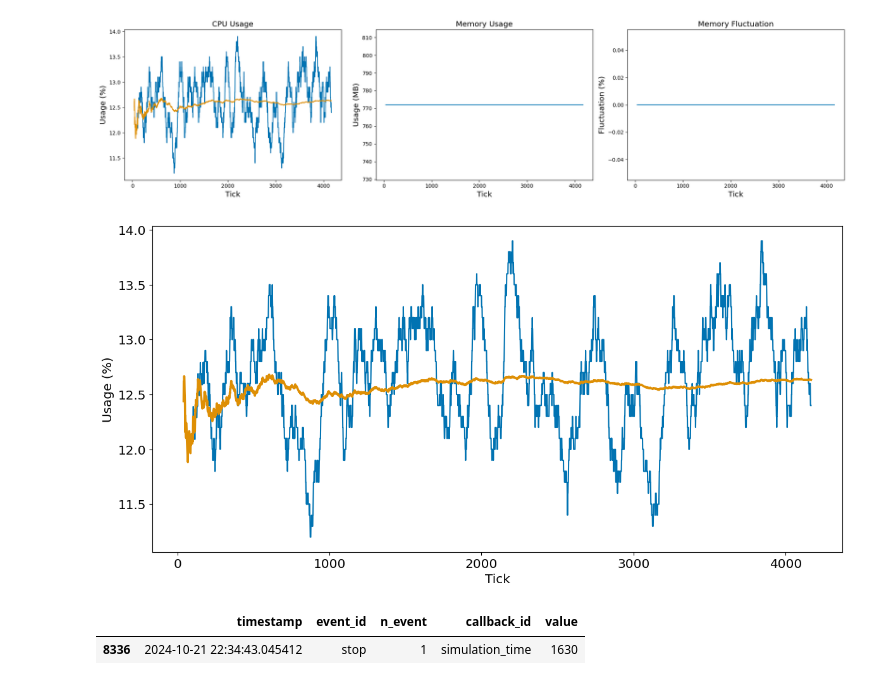
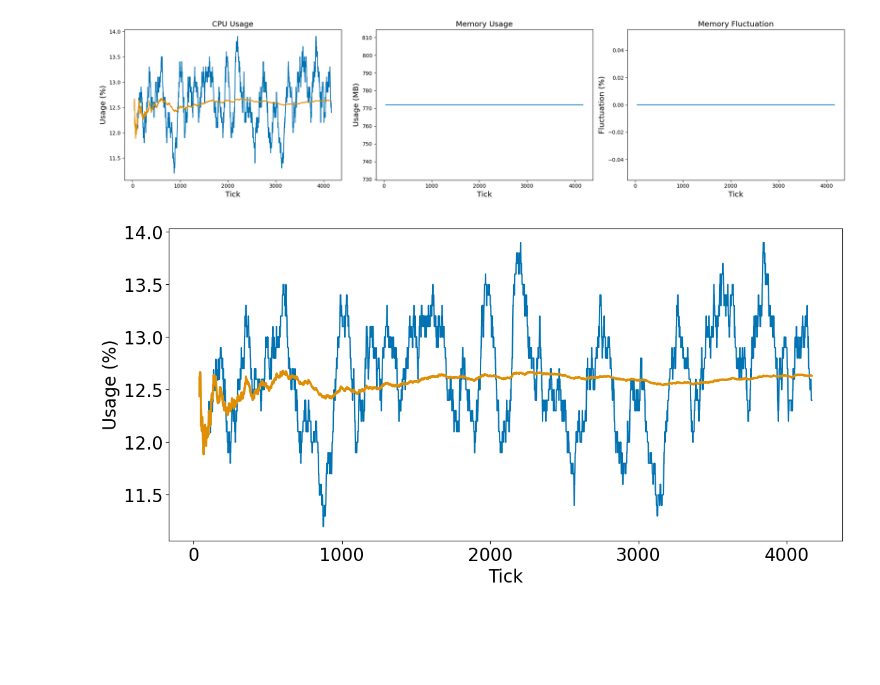
Before and after one commit to eclypse-org/eclypse, a Jupyter notebook: examples/user-distribution/analyse.ipynb, the cells around one changed output. Cells and saved outputs as stored; diff of their text form; code cells hidden in the pictures; blank space fills up the shorter version.

```diff
--- a/examples/user-distribution/analyse.ipynb
+++ b/examples/user-distribution/analyse.ipynb
@@ -112,22 +112,17 @@ plt.show()
 # %% [output]
 [figure]
 # %%
-
+FONT_SIZE_XL = 20
 plt.figure(figsize=(12, 6))
 sns.lineplot(data=df_cpu, x="n_event", y="avg")
 sns.lineplot(data=df_cpu, x="n_event", y="smooth", linewidth=2.5)
 
 # plt.title("CPU Usage", fontsize=fontsize)
-plt.xlabel("Tick", fontsize=FONT_SIZE)
-plt.ylabel("Usage (%)", fontsize=FONT_SIZE)
-plt.tick_params(axis="both", which="major", labelsize=FONT_SIZE)
+plt.xlabel("Tick", fontsize=FONT_SIZE_XL)
+plt.ylabel("Usage (%)", fontsize=FONT_SIZE_XL)
+plt.tick_params(axis="both", which="major", labelsize=FONT_SIZE_XL)
 plt.tight_layout()
 plt.savefig(plot_path / "cpu_usage.pdf", dpi=600, format="pdf")
 plt.show()
 # %% [output]
-[figure, old version]
+[figure, new version]
-# %%
-sim_df[sim_df["callback_id"] == "simulation_time"]
-# %% [output]
-|  | timestamp | event_id | n_event | callback_id | value |
-| 8336 | 2024-10-21 22:34:43.045412 | stop | 1 | simulation_time | 1630 |
```
Also changed, not shown: parts of 4 cells of this notebook, 9 other files.
